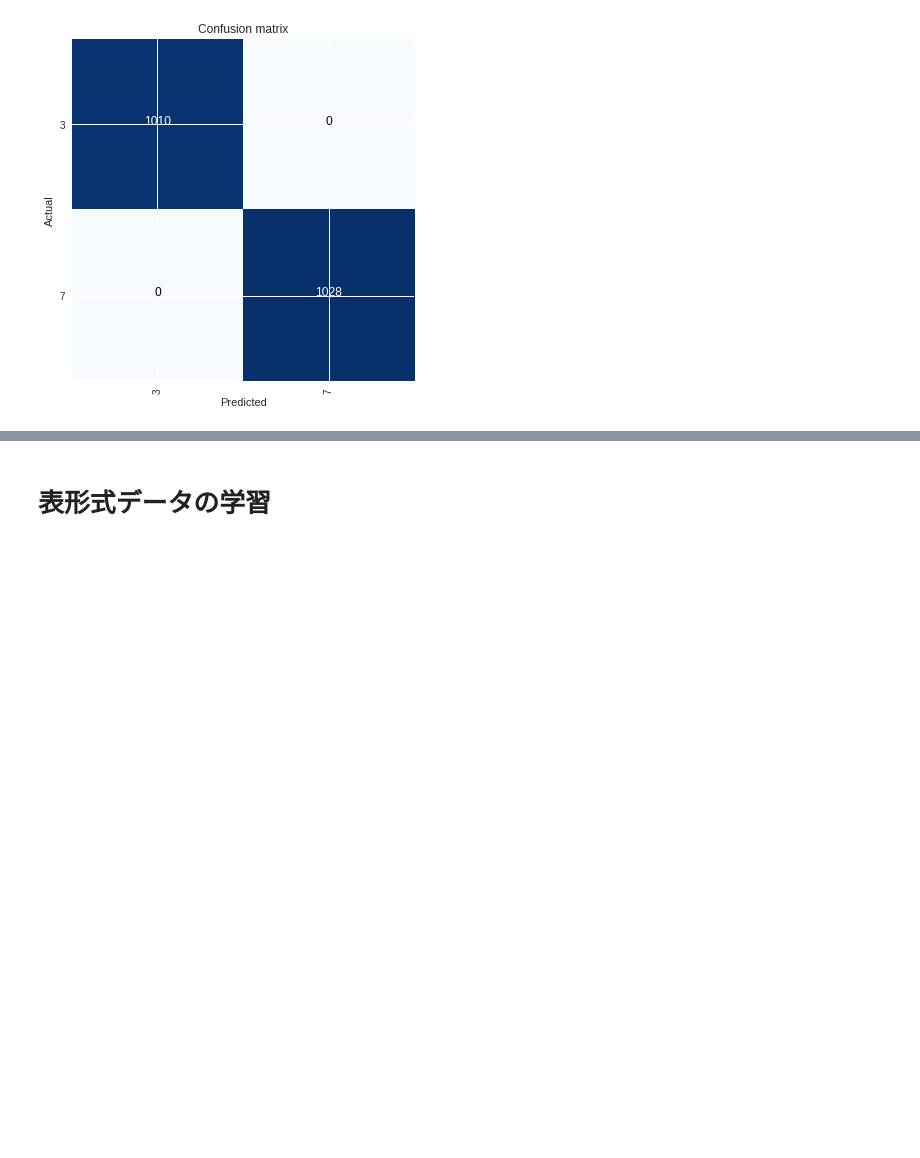
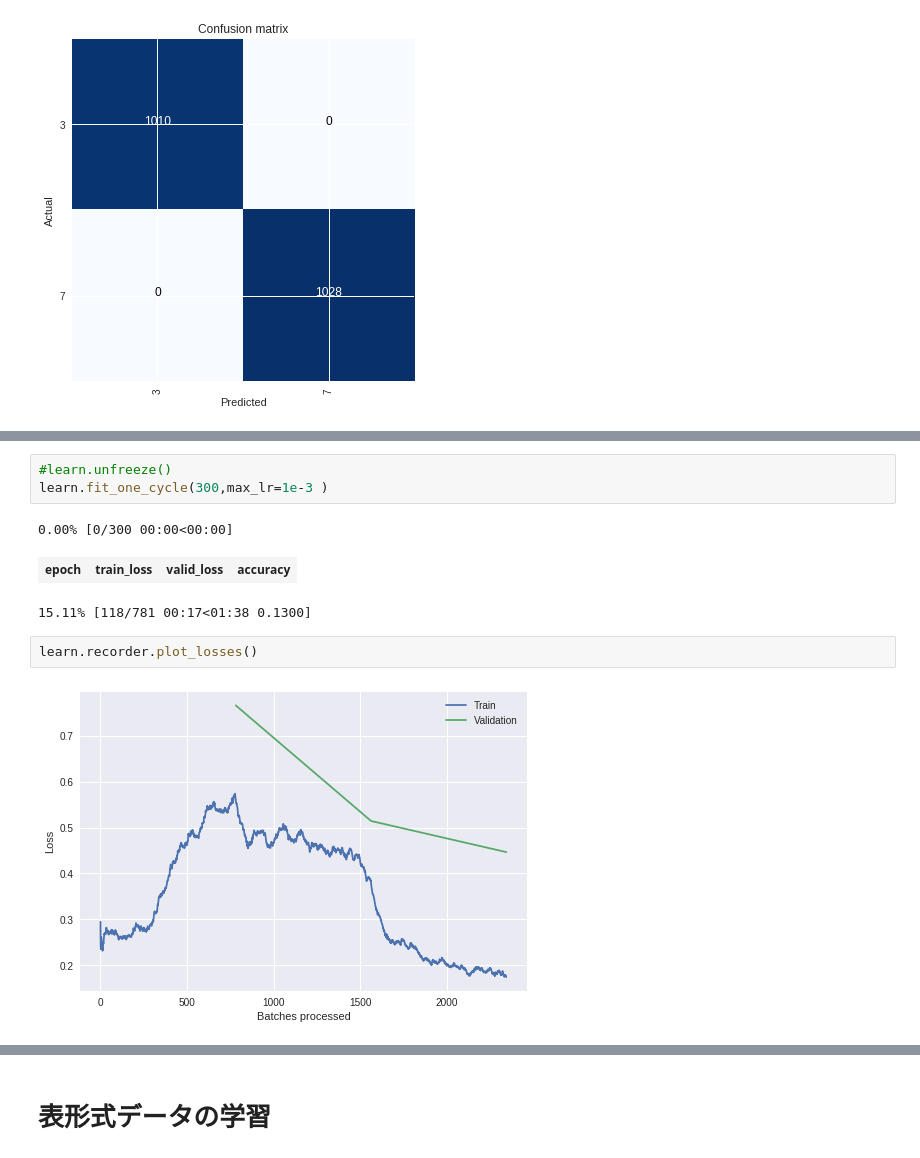
Before and after one commit to mickeykubo/dash, a Jupyter notebook: fastai_training.ipynb, the cells around one changed output, grey strips where cells are left out. Cells and saved outputs as stored; diff of their text form; blank space fills up the shorter version.

```diff
--- a/fastai_training.ipynb
+++ b/fastai_training.ipynb
@@ -124,0 +164,11 @@ interp.plot_confusion_matrix()
+# %%
+#learn.unfreeze()
+learn.fit_one_cycle(300,max_lr=1e-3 )
+# %% [output]
+0.00% [0/300 00:00<00:00]
+| epoch | train_loss | valid_loss | accuracy |
+15.11% [118/781 00:17<01:38 0.1300]
+# %%
+learn.recorder.plot_losses()
+# %% [output]
+[figure, added]
```
Also changed, not shown: parts of 10 cells of this notebook.
